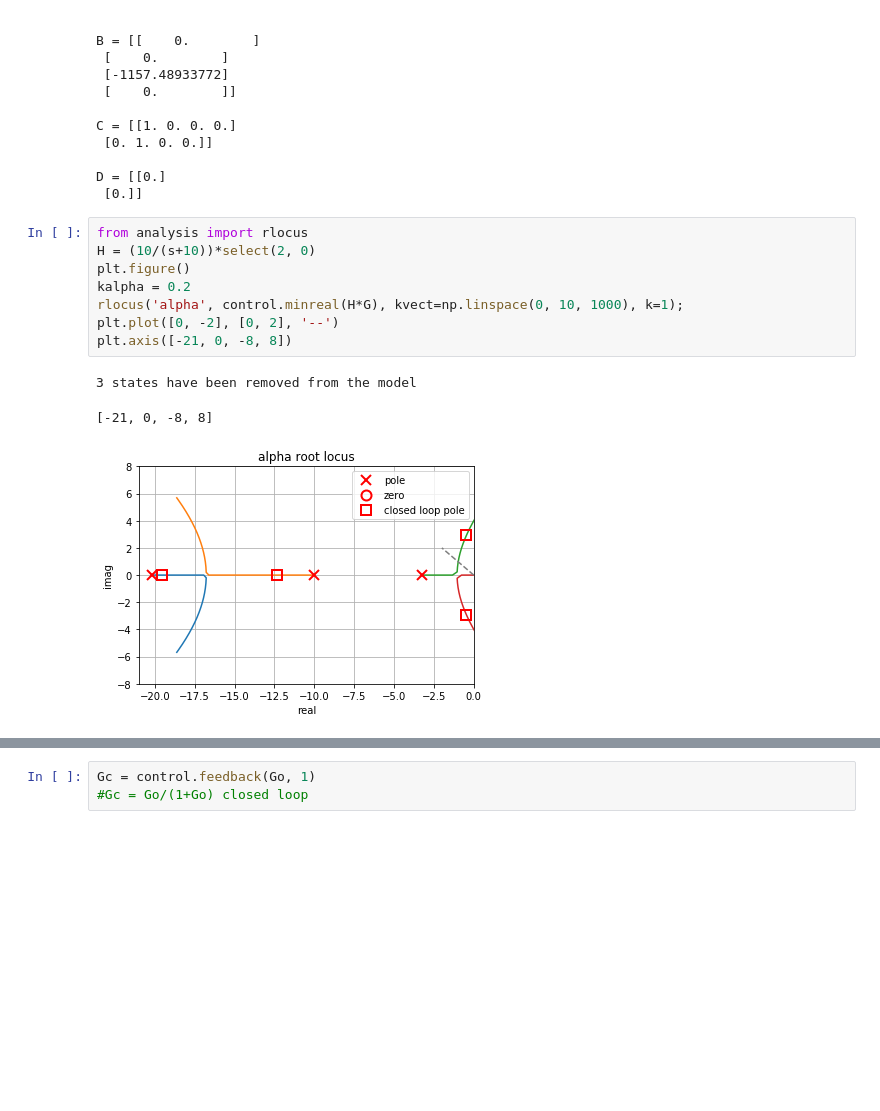
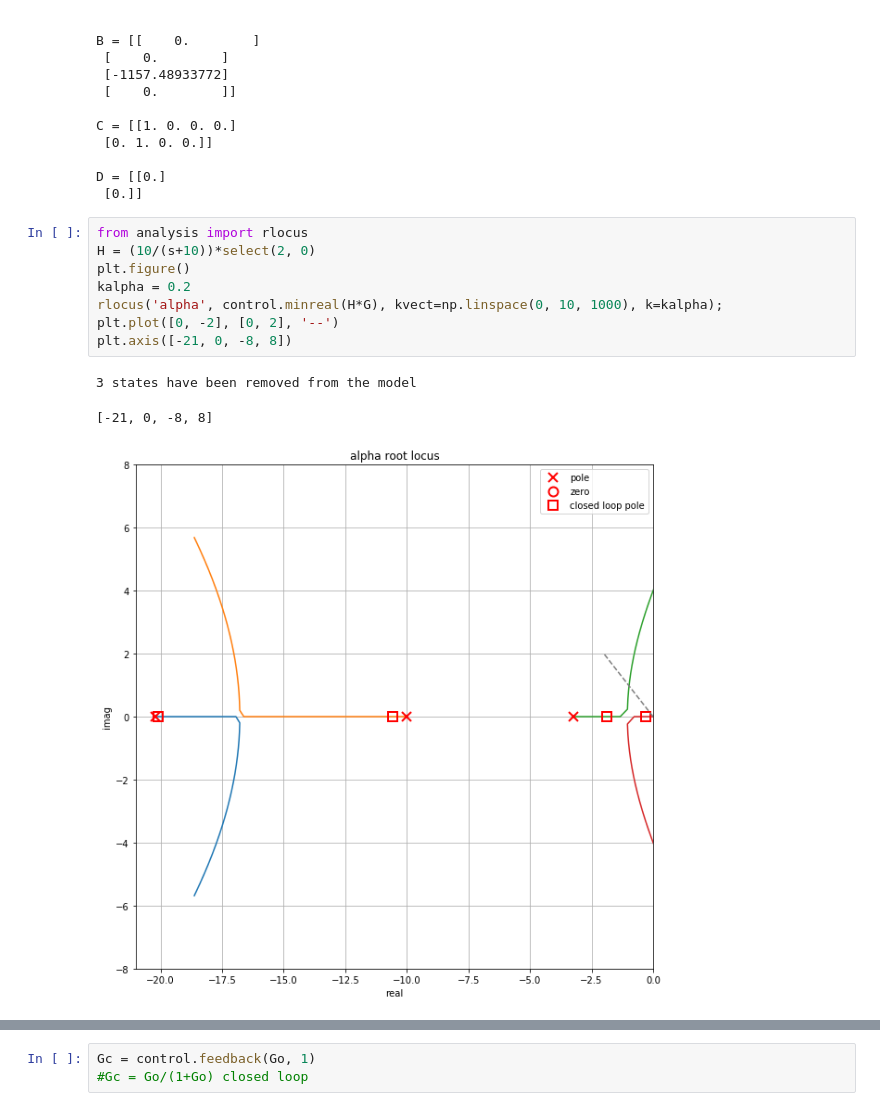
Before and after one commit to jgoppert/aae497-f19, a Jupyter notebook: lectures/2-F16-Intro-HW.ipynb, the cells around one changed output, grey strips where cells are left out. Saved outputs shown, nothing was run; the diff lists cells and outputs as text; blank space fills up the shorter version.

```diff
--- a/lectures/2-F16-Intro-HW.ipynb
+++ b/lectures/2-F16-Intro-HW.ipynb
@@ -98,15 +96,15 @@ D = [[0.]
 # %%
 from analysis import rlocus
 H = (10/(s+10))*select(2, 0)
 plt.figure()
 kalpha = 0.2
-rlocus('alpha', control.minreal(H*G), kvect=np.linspace(0, 10, 1000), k=1);
+rlocus('alpha', control.minreal(H*G), kvect=np.linspace(0, 10, 1000), k=kalpha);
 plt.plot([0, -2], [0, 2], '--')
 plt.axis([-21, 0, -8, 8])
 # %% [output]
 3 states have been removed from the model
 [-21, 0, -8, 8]
-[figure, old version]
+[figure, new version]
 # %%
 plt.figure()
 sys3 = control.feedback(G, kalpha*(10/(s+10))*select(2, 0))
```
Also changed, not shown: parts of 11 cells of this notebook.
